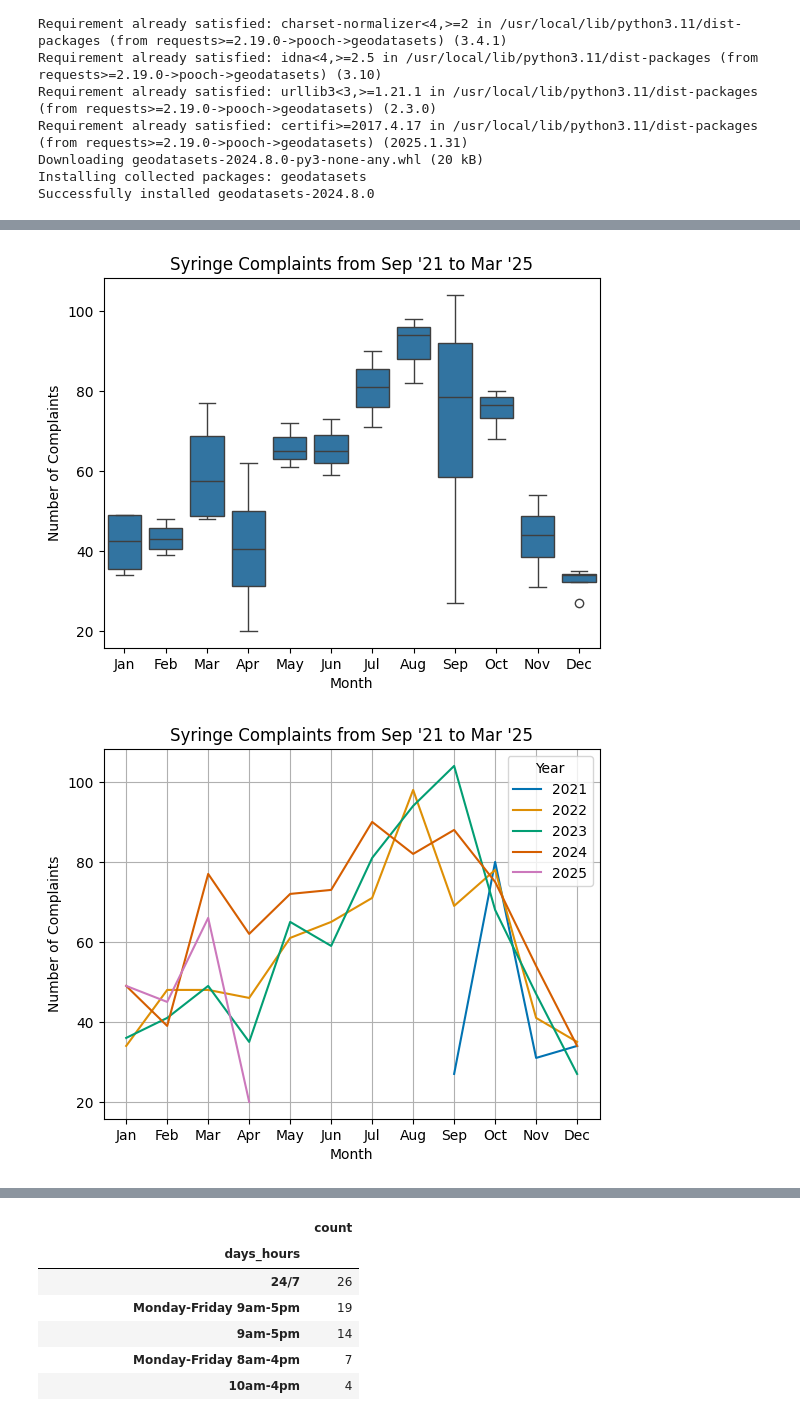
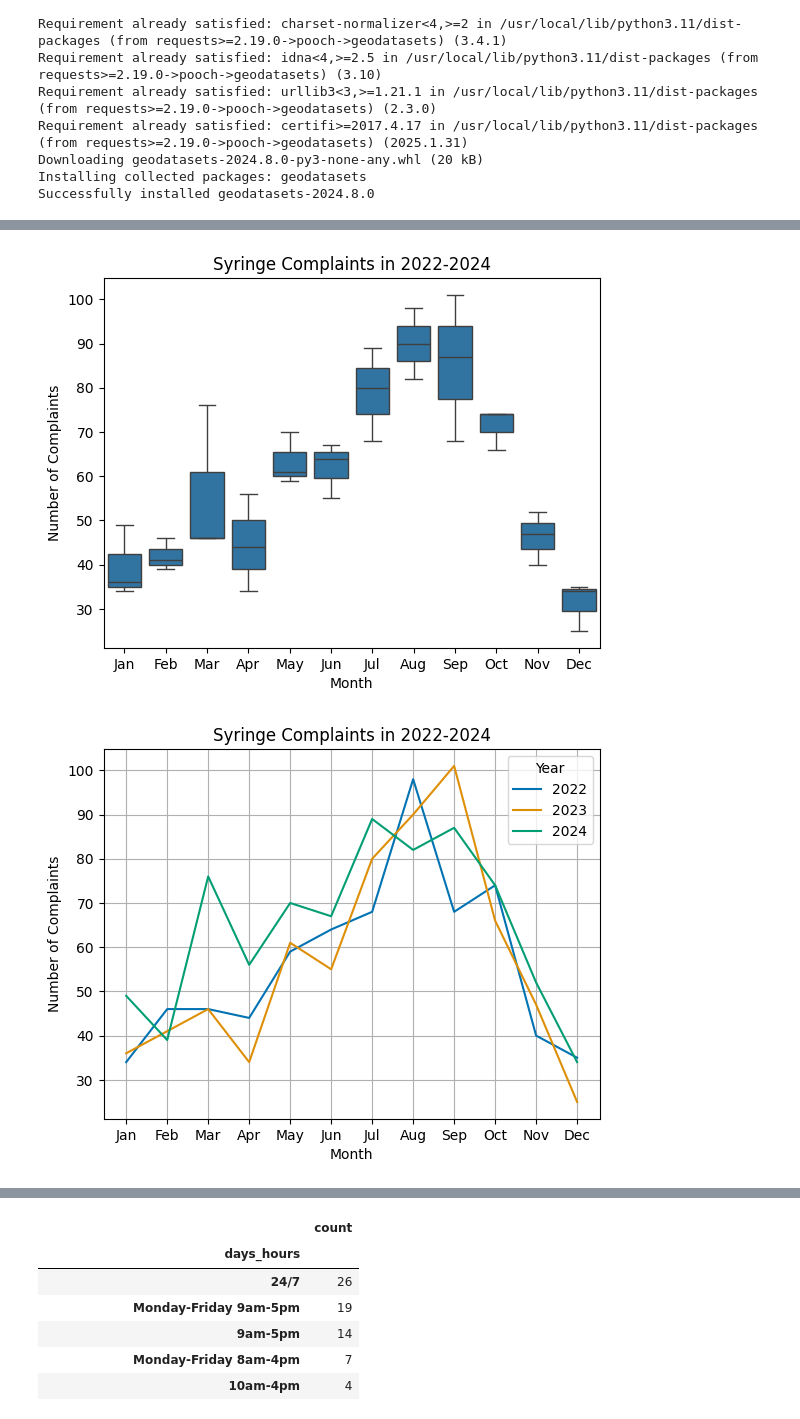
Before and after one commit to abretti/em212-applied-data-science, a Jupyter notebook: Final_Project.ipynb, the cells around one changed output, grey strips where cells are left out. Drawn from its saved outputs; the diff is of its cells as text; code cells hidden in the pictures.

```diff
--- a/Final_Project.ipynb
+++ b/Final_Project.ipynb
@@ -58,10 +42,18 @@ dtype: object
 # %%
 # Convert created_date from an object to a date
 syringe_complaints['created_date'] = pd.to_datetime(syringe_complaints['created_date'])
+
+# Rename 'created_date' to 'created_datetime'
+syringe_complaints = syringe_complaints.rename(columns = {'created_date': 'created_datetime'})
+
+# Extract date, month, and year from 'created_datetime'
+syringe_complaints['created_date'] = syringe_complaints['created_datetime'].dt.date
+syringe_complaints['created_month'] = syringe_complaints['created_datetime'].dt.month
+syringe_complaints['created_year'] = syringe_complaints['created_datetime'].dt.year
-# %%
-# Extract month and year from created_date
-syringe_complaints['created_month'] = syringe_complaints['created_date'].dt.month
-syringe_complaints['created_year'] = syringe_complaints['created_date'].dt.year
+# %%
+# Drop duplicate complaints (same date, latitude, and longitude)
+syringe_complaints = syringe_complaints.drop_duplicates(subset = ['created_date', 'latitude', 'longitude'])
+syringe_complaints.reset_index(drop = True, inplace = True)
 # %%
 # Look for missing values
 syringe_complaints.isna().sum()
@@ -97,28 +96,31 @@ Interesting finding: syringe complaints appear to peak at similar times each yea
+# %%
+# Keep only complaints from 2022 to 2024 to make later analyses easier
+syringe_complaints = syringe_complaints[(syringe_complaints['created_year']>=2022) & (syringe_complaints['created_year']<=2024)]
 # %%
 # Make a boxplot to show the number of syringe complaints each month
-ax = sns.boxplot(data = syringe_complaints.groupby(['created_year', 'created_month'])['created_date'].agg(complaint_count = 'count').reset_index(),
+ax = sns.boxplot(data = syringe_complaints.groupby(['created_year', 'created_month'])['created_datetime'].agg(complaint_count = 'count').reset_index(),
                  x = 'created_month',
                  y = 'complaint_count')
 ax.set_xlabel('Month')
 ax.set_ylabel('Number of Complaints')
-plt.title('Syringe Complaints from Sep \'21 to Mar \'25')
+plt.title('Syringe Complaints in 2022-2024')
 plt.xticks(range(0, 12), ['Jan', 'Feb', 'Mar', 'Apr', 'May', 'Jun', 'Jul', 'Aug', 'Sep', 'Oct', 'Nov', 'Dec'])
 plt.show()
 # %% [output]
-[figure, old version]
+[figure, new version]
 # %%
 # Make a lineplot of the number of syringe complaints each month, with a different line pear year
-ax = sns.lineplot(data = syringe_complaints.groupby(['created_year', 'created_month'])['created_date'].agg(complaint_count = 'count').reset_index(),
+ax = sns.lineplot(data = syringe_complaints.groupby(['created_year', 'created_month'])['created_datetime'].agg(complaint_count = 'count').reset_index(),
                   x = 'created_month',
                   y = 'complaint_count',
                   hue = 'created_year',
                   palette = 'colorblind')
 plt.xlabel('Month')
 plt.ylabel('Number of Complaints')
-plt.title('Syringe Complaints from Sep \'21 to Mar \'25')
+plt.title('Syringe Complaints in 2022-2024')
 plt.xticks(range(1, 13), ['Jan', 'Feb', 'Mar', 'Apr', 'May', 'Jun', 'Jul', 'Aug', 'Sep', 'Oct', 'Nov', 'Dec'])
 plt.legend(title='Year')
 plt.grid(True)
 plt.show()
 # %% [output]
-[figure, old version]
+[figure, new version]
```
Also changed, not shown: parts of 57 cells of this notebook.
